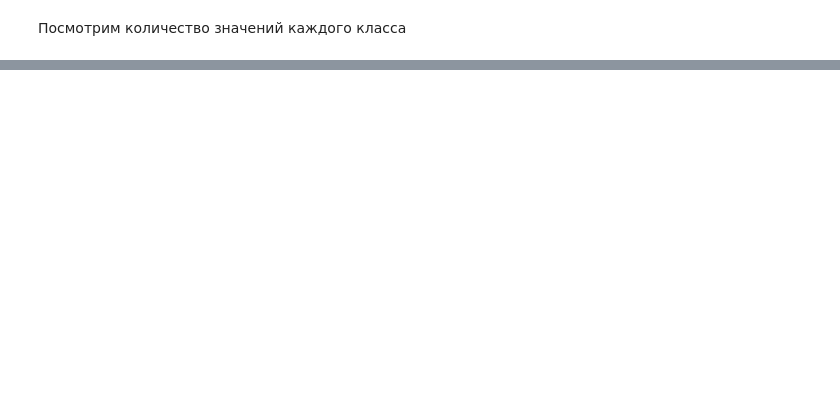
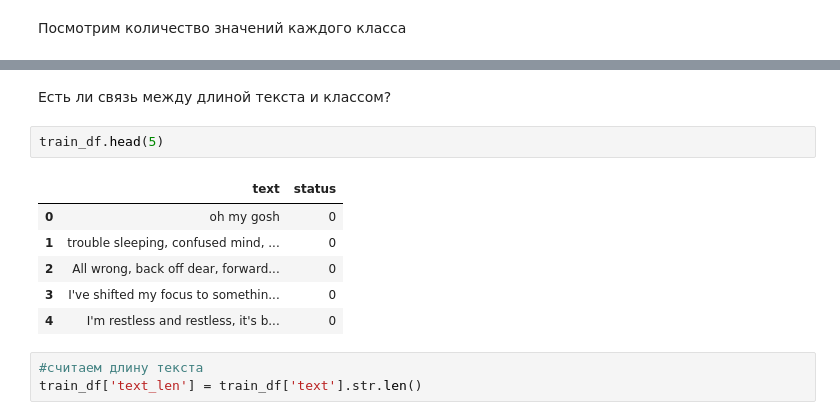
Before and after one commit to ekudrin/ml_examples, a Jupyter notebook: notebooks/mental_health_text.ipynb, the cells around one changed output, grey strips where cells are left out. Saved outputs shown, nothing was run; the diff lists cells and outputs as text; blank space fills up the shorter version.

```diff
--- a/notebooks/mental_health_text.ipynb
+++ b/notebooks/mental_health_text.ipynb
@@ -54,4 +49,18 @@ sns.countplot(data=train_df, x='status', hue='status', palette='Set2')
 # %% [output]
 <Axes: xlabel='status', ylabel='count'>
 [figure]
+# %% [markdown]
+Есть ли связь между длиной текста и классом?
+# %%
+train_df.head(5)
+# %% [output]
+|  | text | status |
+| 0 | oh my gosh | 0 |
+| 1 | trouble sleeping, confused mind, ... | 0 |
+| 2 | All wrong, back off dear, forward... | 0 |
+| 3 | I've shifted my focus to somethin... | 0 |
+| 4 | I'm restless and restless, it's b... | 0 |
+# %%
+#считаем длину текста
+train_df['text_len'] = train_df['text'].str.len()
 # %%
```
Also changed, not shown: parts of 20 cells of this notebook, 1 other file.
